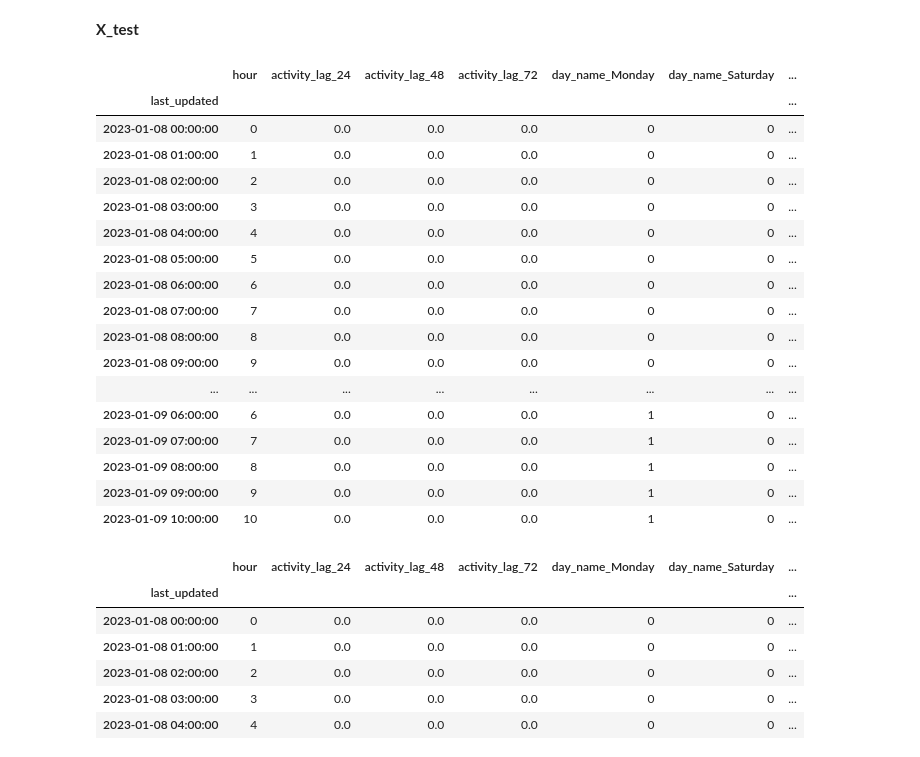
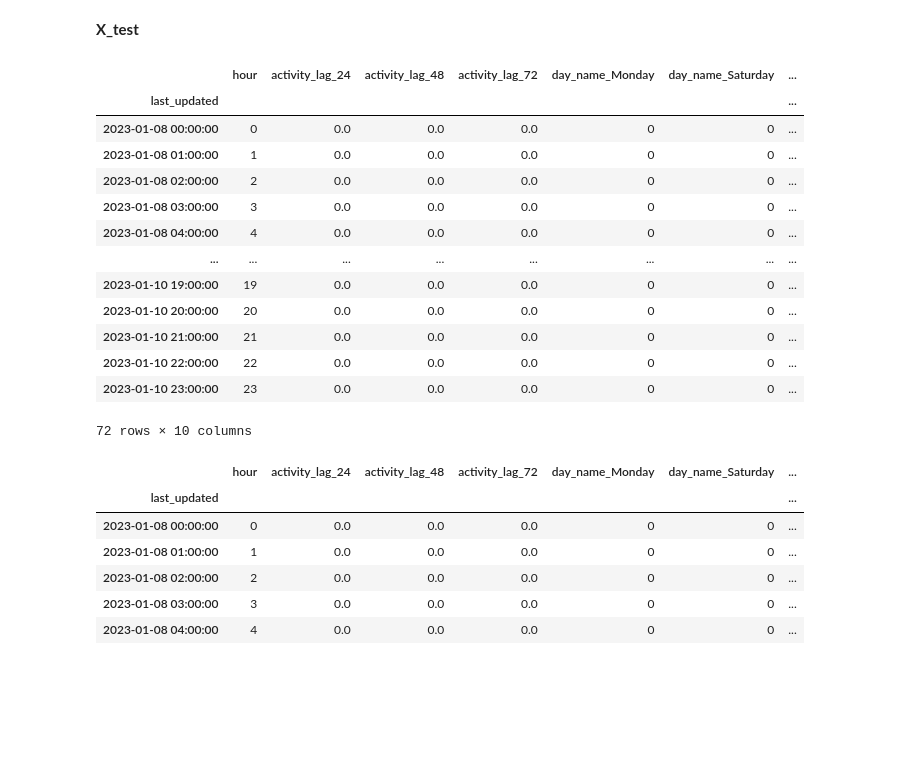
Before and after one commit to sonyaarom/Seminar-Information-Systems, a Jupyter notebook: Activity_Agent_HA.ipynb, the cells around one changed output. Drawn from its saved outputs; the diff is of its cells as text; code cells hidden in the pictures; blank space fills up the shorter version.

```diff
--- a/Activity_Agent_HA.ipynb
+++ b/Activity_Agent_HA.ipynb
@@ -33,6 +32,7 @@ To receive the necessary input for the activity agent, we will call the activity
 The current input data includes only a few time features and activity lags. However, our agent architecture allows to expand the inputs to the activity agent to further features or further data sources (e.g. whether data). For the purpose of demonstrating the functionality of our framework, we only use the inputs from the prepared REFIT data.
 # %%
 shiftable_devices = ["sensor.shellyplug_s_4022d88961b4_power", "sensor.shellyplug_s_4022d88984b8_power"]
+date = '2023-01-07'
 
 truncation_params = {
     'features': 'all',
@@ -157,27 +159,22 @@ def get_Xtest(self, df, date, time_delta='all', target='activity'):
 setattr(Activity_Agent, 'get_Xtest', get_Xtest)
 del get_Xtest
 # %%
-date = '2023-01-08'
 activity = Activity_Agent(df)
 X_test = activity.get_Xtest(df, date)
 X_test
 # %% [output]
 |  | hour | activity_lag_24 | activity_lag_48 | activity_lag_72 | day_name_Monday | day_name_Saturday | ... |
 | last_updated |  |  |  |  |  |  | ... |
 | 2023-01-08 00:00:00 | 0 | 0.0 | 0.0 | 0.0 | 0 | 0 | ... |
 | 2023-01-08 01:00:00 | 1 | 0.0 | 0.0 | 0.0 | 0 | 0 | ... |
 | 2023-01-08 02:00:00 | 2 | 0.0 | 0.0 | 0.0 | 0 | 0 | ... |
 | 2023-01-08 03:00:00 | 3 | 0.0 | 0.0 | 0.0 | 0 | 0 | ... |
 | 2023-01-08 04:00:00 | 4 | 0.0 | 0.0 | 0.0 | 0 | 0 | ... |
-| 2023-01-08 05:00:00 | 5 | 0.0 | 0.0 | 0.0 | 0 | 0 | ... |
-| 2023-01-08 06:00:00 | 6 | 0.0 | 0.0 | 0.0 | 0 | 0 | ... |
-| 2023-01-08 07:00:00 | 7 | 0.0 | 0.0 | 0.0 | 0 | 0 | ... |
-| 2023-01-08 08:00:00 | 8 | 0.0 | 0.0 | 0.0 | 0 | 0 | ... |
-| 2023-01-08 09:00:00 | 9 | 0.0 | 0.0 | 0.0 | 0 | 0 | ... |
 | ... | ... | ... | ... | ... | ... | ... | ... |
-| 2023-01-09 06:00:00 | 6 | 0.0 | 0.0 | 0.0 | 1 | 0 | ... |
-| 2023-01-09 07:00:00 | 7 | 0.0 | 0.0 | 0.0 | 1 | 0 | ... |
-| 2023-01-09 08:00:00 | 8 | 0.0 | 0.0 | 0.0 | 1 | 0 | ... |
-| 2023-01-09 09:00:00 | 9 | 0.0 | 0.0 | 0.0 | 1 | 0 | ... |
-| 2023-01-09 10:00:00 | 10 | 0.0 | 0.0 | 0.0 | 1 | 0 | ... |
+| 2023-01-10 19:00:00 | 19 | 0.0 | 0.0 | 0.0 | 0 | 0 | ... |
+| 2023-01-10 20:00:00 | 20 | 0.0 | 0.0 | 0.0 | 0 | 0 | ... |
+| 2023-01-10 21:00:00 | 21 | 0.0 | 0.0 | 0.0 | 0 | 0 | ... |
+| 2023-01-10 22:00:00 | 22 | 0.0 | 0.0 | 0.0 | 0 | 0 | ... |
+| 2023-01-10 23:00:00 | 23 | 0.0 | 0.0 | 0.0 | 0 | 0 | ... |
+72 rows × 10 columns
 # %%
```
Also changed, not shown: parts of 35 cells of this notebook, 4 other files.
